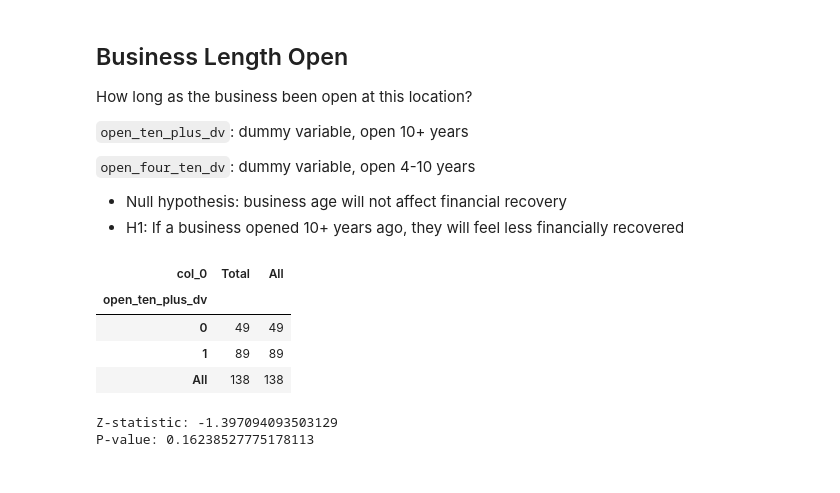
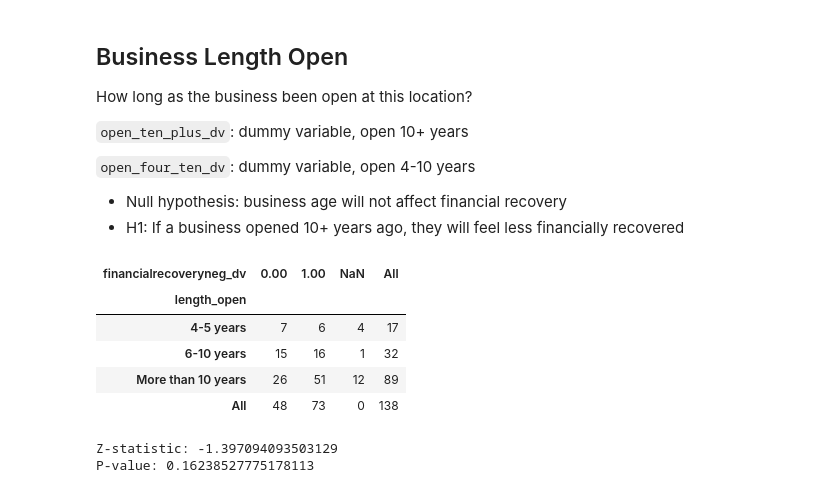
Before and after one commit to mbecica/business-survey-201, a Jupyter notebook: financial-stability.ipynb, the cells around one changed output. Cells and saved outputs as stored; diff of their text form; code cells hidden in the pictures.

```diff
--- a/financial-stability.ipynb
+++ b/financial-stability.ipynb
@@ -124,13 +132,14 @@ business_df = business_df.dropna(subset=["length_open_filtered"])
 business_df['open_ten_plus_dv'] = business_df['length_open_filtered'].map({"More than 10":1,"4-10":0})
 business_df['open_four_ten_dv'] = business_df['length_open_filtered'].map({"More than 10":0,"4-10":1})
 # %%
-pd.crosstab(index=business_df["open_ten_plus_dv"], columns="Total", dropna=False, margins=True)
+pd.crosstab(index=business_df["length_open"], columns=business_df['financialrecoveryneg_dv'], dropna=False, margins=True)
 # %% [output]
-| col_0 | Total | All |
-| open_ten_plus_dv |  |  |
-| 0 | 49 | 49 |
-| 1 | 89 | 89 |
-| All | 138 | 138 |
+| financialrecoveryneg_dv | 0.00 | 1.00 | NaN | All |
+| length_open |  |  |  |  |
+| 4-5 years | 7 | 6 | 4 | 17 |
+| 6-10 years | 15 | 16 | 1 | 32 |
+| More than 10 years | 26 | 51 | 12 | 89 |
+| All | 48 | 73 | 0 | 138 |
 # %%
 # Test for Statistical Significance
 open_sdf = business_df.copy()
```
Also changed, not shown: parts of 6 cells of this notebook.
